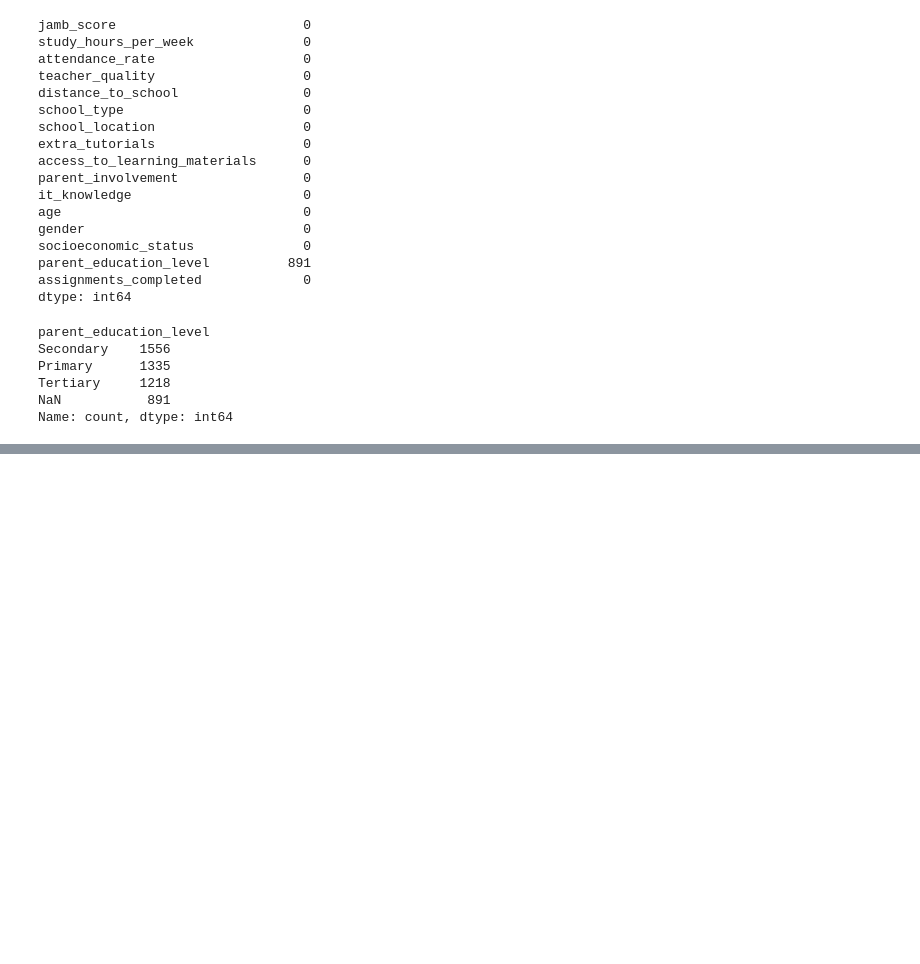
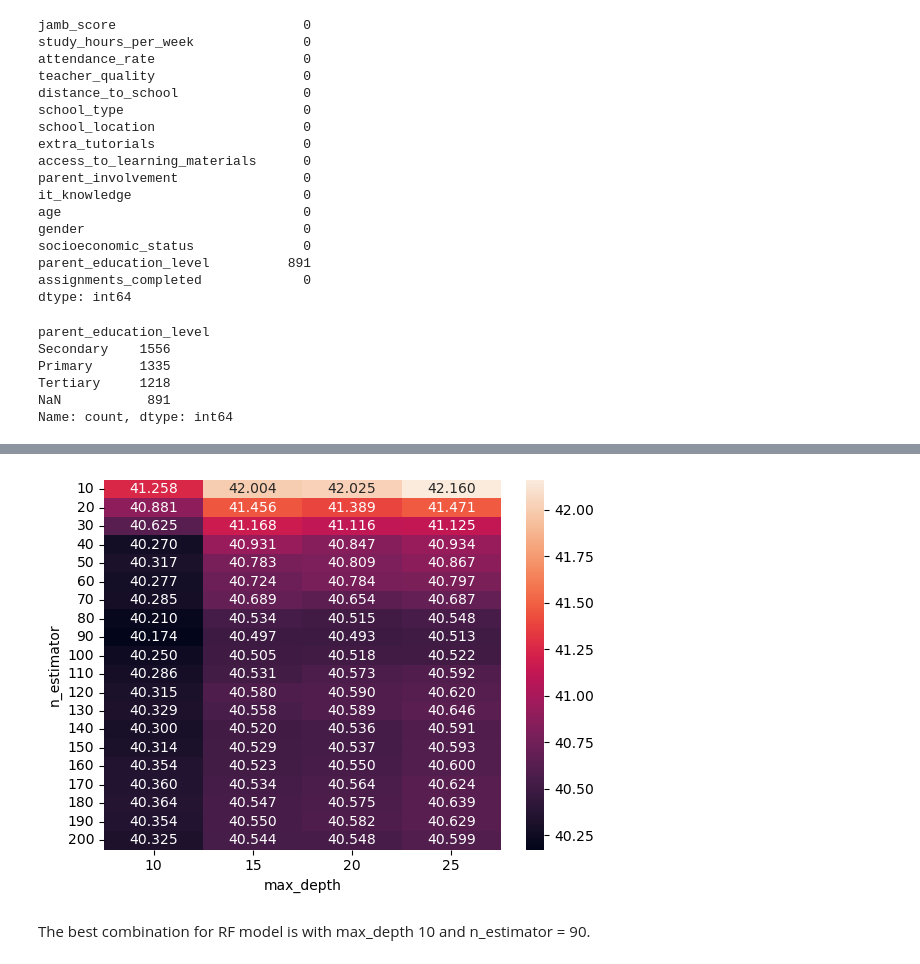
Before and after one commit to phuongddo94/ml-zoomcamp-homework, a Jupyter notebook: 06-trees-xgboost/homework.ipynb, the cells around one changed output, grey strips where cells are left out. Drawn from its saved outputs; the diff is of its cells as text; code cells hidden in the pictures; blank space fills up the shorter version.

```diff
--- a/06-trees-xgboost/homework.ipynb
+++ b/06-trees-xgboost/homework.ipynb
@@ -88,0 +197,21 @@ df.parent_education_level = df.parent_education_level.fillna(0)
+# %%
+rsme_score = []
+for d in [10, 15, 20, 25]:
+    for n in range(10, 201, 10):
+        rf = RandomForestRegressor(max_depth=d, n_estimators=n,
+                                   random_state=1, n_jobs=-1)
+        rf.fit(X_train, y_train)
+        y_pred = rf.predict(X_val)
+        rsme = root_mean_squared_error(y_val, y_pred)
+        rsme_score.append((d, n, rsme))
+# %%
+df_rsme = pd.DataFrame(rsme_score, columns=['max_depth', 'n_estimator', 'rsme'])
+# %%
+df_rsme_pivot = df_rsme.pivot(columns='max_depth', index='n_estimator', values='rsme')
+# %%
+sns.heatmap(df_rsme_pivot, annot=True, fmt='.3f')
+plt.show()
+# %% [output]
+[figure, added]
+# %% [markdown]
+The best combination for RF model is with max_depth 10 and n_estimator = 90.
```
Also changed, not shown: parts of 32 cells of this notebook.
